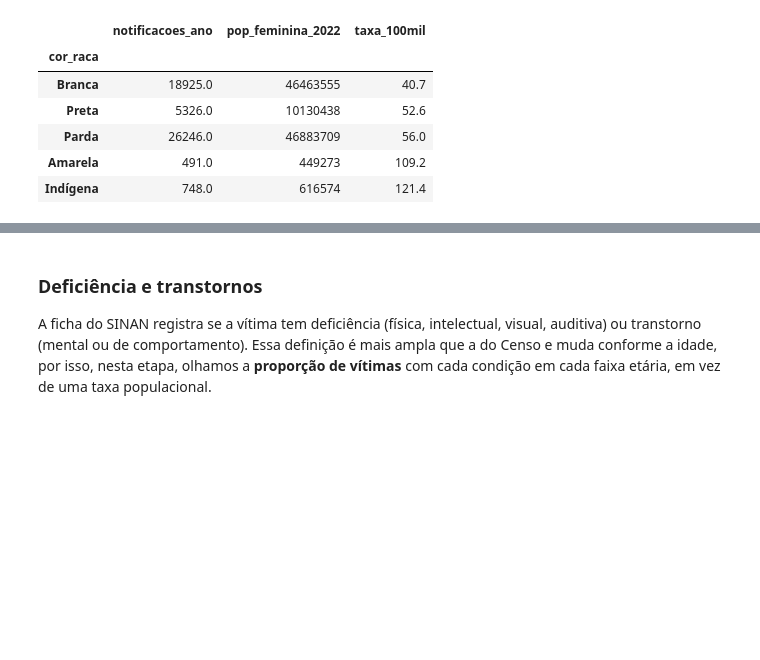
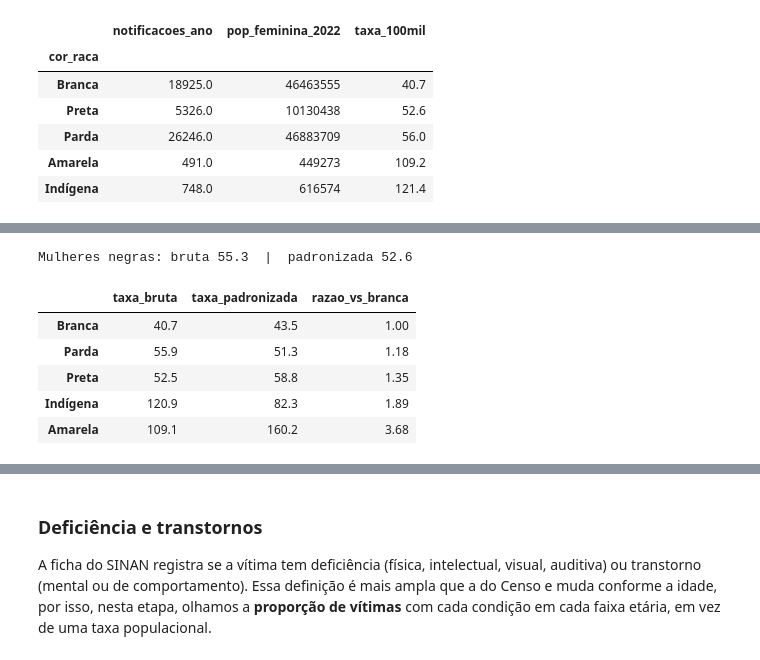
Before and after one commit to gabrielleazev/aedv-violencia-sexual, a Jupyter notebook: notebooks/relatorio.ipynb, the cells around one changed output, grey strips where cells are left out. Saved outputs shown, nothing was run; the diff lists cells and outputs as text; code cells hidden in the pictures; blank space fills up the shorter version.

```diff
--- a/notebooks/relatorio.ipynb
+++ b/notebooks/relatorio.ipynb
@@ -433,0 +456,36 @@ plt.show()
+# %%
+# faixas de 5 anos, agrupando 80 anos ou mais
+faixas_5 = list(pop_ri.index[:16]) + ["80 anos ou mais"]
+pop_r5 = pop_ri.iloc[:16].copy()
+pop_r5.loc["80 anos ou mais"] = pop_ri.iloc[16:].sum()
+
+# notificações por cor/raça e faixa etária (média anual 2021–2023)
+notif_r = sinan[sinan["ANO"].between(2021, 2023) & (sinan["RACA"] != "Ignorado")].copy()
+notif_r["FAIXA_5"] = pd.cut(notif_r["IDADE"], bins=list(range(-1, 80, 5)) + [200], labels=faixas_5)
+n_r5 = pd.crosstab(notif_r["FAIXA_5"], notif_r["RACA"]).reindex(index=faixas_5, columns=pop_r5.columns) / 3
+
+# taxa específica por idade (por 100 mil por ano)
+taxa_r5 = n_r5 / pop_r5 * 100_000
+
+# pesos: estrutura etária de todas as mulheres do Brasil
+pesos = pop_r5.sum(axis=1) / pop_r5.sum().sum()
+
+tabela_padr = pd.DataFrame({
+    "taxa_bruta": (n_r5.sum() / pop_r5.sum() * 100_000).round(1),
+    "taxa_padronizada": taxa_r5.mul(pesos, axis=0).sum().round(1),
+})
+tabela_padr["razao_vs_branca"] = (tabela_padr["taxa_padronizada"] / tabela_padr.loc["Branca", "taxa_padronizada"]).round(2)
+
+# mulheres negras (pretas + pardas)
+n_neg, p_neg = n_r5[["Preta", "Parda"]].sum(axis=1), pop_r5[["Preta", "Parda"]].sum(axis=1)
+print(f"Mulheres negras: bruta {n_neg.sum() / p_neg.sum() * 100_000:.1f}  |  "
+      f"padronizada {((n_neg / p_neg * 100_000) * pesos).sum():.1f}")
+tabela_padr.sort_values("taxa_padronizada")
+# %% [output]
+Mulheres negras: bruta 55.3  |  padronizada 52.6
+|  | taxa_bruta | taxa_padronizada | razao_vs_branca |
+| Branca | 40.7 | 43.5 | 1.00 |
+| Parda | 55.9 | 51.3 | 1.18 |
+| Preta | 52.5 | 58.8 | 1.35 |
+| Indígena | 120.9 | 82.3 | 1.89 |
+| Amarela | 109.1 | 160.2 | 3.68 |
```
Also changed, not shown: parts of 13 cells of this notebook, 3 other files.
